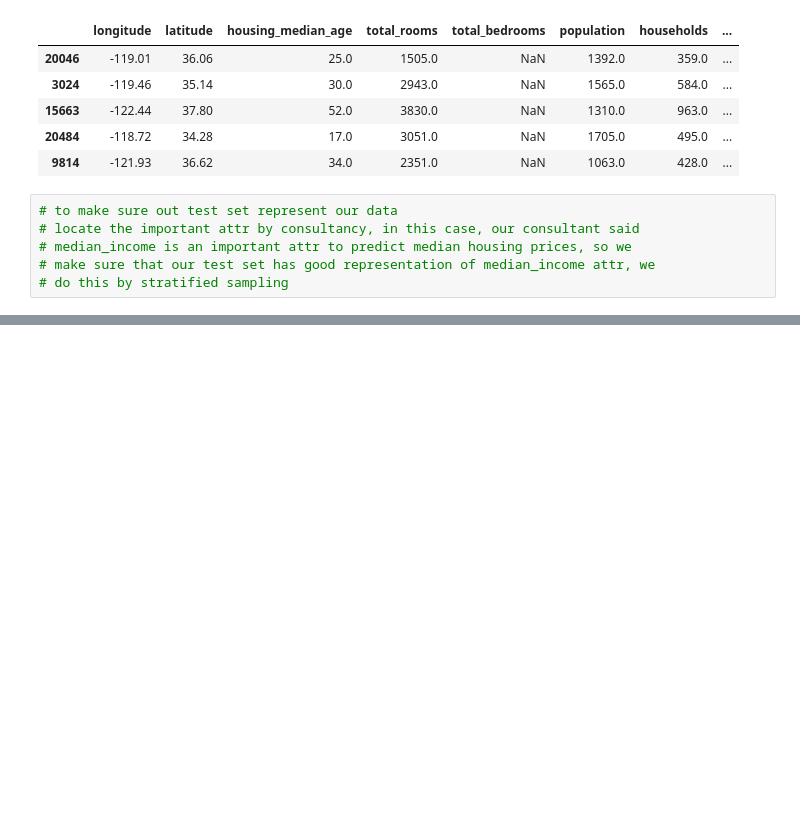
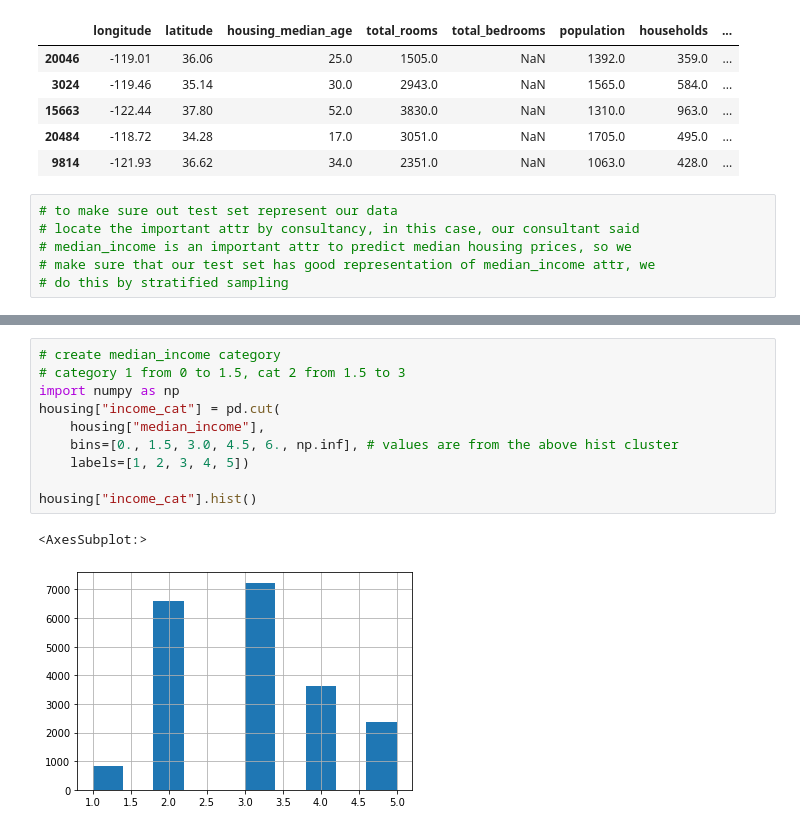
Before and after one commit to SaheedAde/homl, a Jupyter notebook: 2-e2e_ml_project.ipynb, the cells around one changed output, grey strips where cells are left out. Drawn from its saved outputs; the diff is of its cells as text; blank space fills up the shorter version.

```diff
--- a/2-e2e_ml_project.ipynb
+++ b/2-e2e_ml_project.ipynb
@@ -159,0 +166,13 @@ test_set.head()
+# %%
+# create median_income category
+# category 1 from 0 to 1.5, cat 2 from 1.5 to 3
+import numpy as np
+housing["income_cat"] = pd.cut(
+    housing["median_income"],
+    bins=[0., 1.5, 3.0, 4.5, 6., np.inf], # values are from the above hist cluster
+    labels=[1, 2, 3, 4, 5])
+
+housing["income_cat"].hist()
+# %% [output]
+<AxesSubplot:>
+[figure, added]
```
Also changed, not shown: parts of 15 cells of this notebook.
